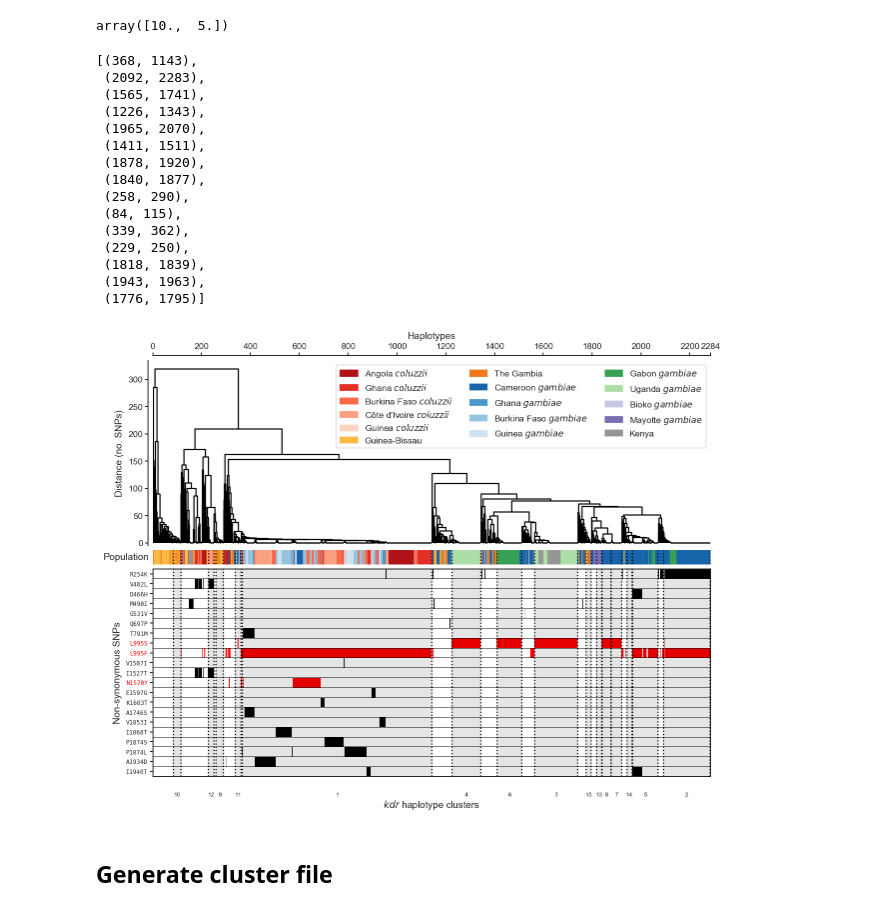
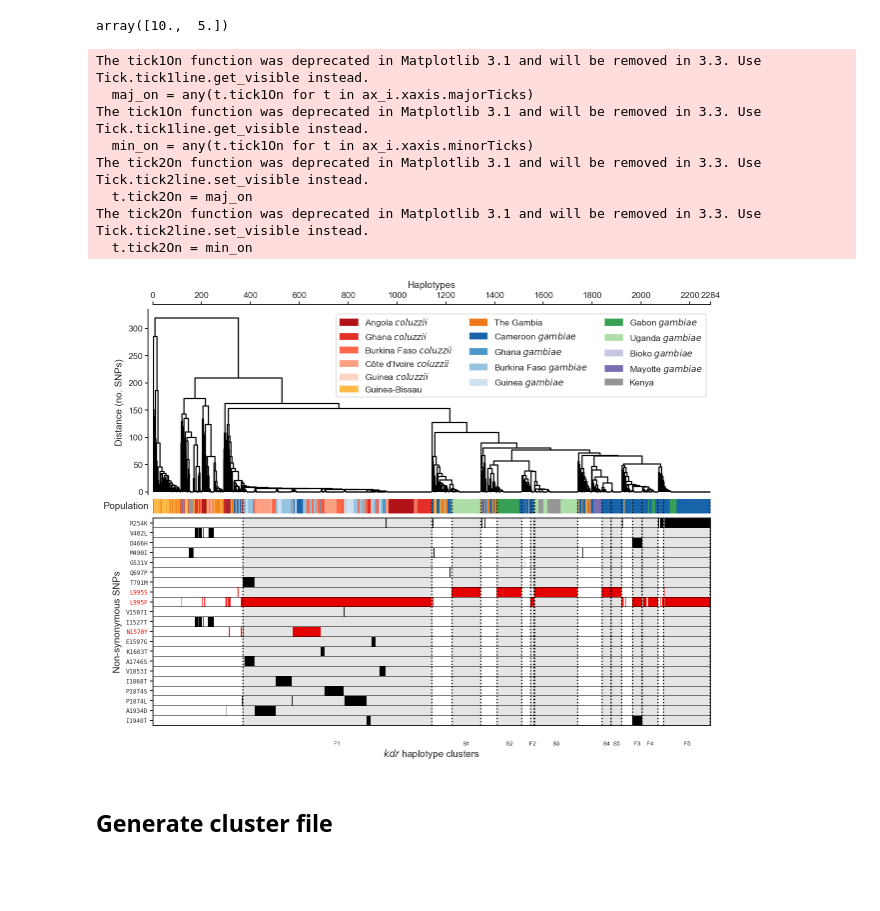
Before and after one commit to malariagen/ag1000g-phase2-vgsc-report, a Jupyter notebook: notebooks/artwork_Phase_2_vgsc_hierarchical_clustering.ipynb, the cells around one changed output. Drawn from its saved outputs; the diff is of its cells as text; code cells hidden in the pictures; blank space fills up the shorter version.

Commit message:
identified phase 1 clusters

```diff
--- a/notebooks/artwork_Phase_2_vgsc_hierarchical_clustering.ipynb
+++ b/notebooks/artwork_Phase_2_vgsc_hierarchical_clustering.ipynb
@@ -286,7 +294,7 @@ def fig_hap_structure(h, h_display=None, mutations=None, vspans=[[]], cluster_la
 
     return z, r
 # %%
-z, r = fig_hap_structure(h, h_missense, missense_mutations, vspans=np.array(vspans))
+z, r = fig_hap_structure(h, h_missense, missense_mutations)
 # %% [output]
 [figure]
 # %% [markdown]
@@ -330,21 +338,3 @@ def truspan(cluster, r):
 fig.get_size_inches()
 # %% [output]
 array([10.,  5.])
-# %%
-vspans
-# %% [output]
-[(368, 1143),
- (2092, 2283),
- (1565, 1741),
- (1226, 1343),
- (1965, 2070),
- (1411, 1511),
- (1878, 1920),
- (1840, 1877),
- (258, 290),
- (84, 115),
- (339, 362),
- (229, 250),
- (1818, 1839),
- (1943, 1963),
- (1776, 1795)]
@@ -351,14 +422,23 @@ vspans
 # %%
-clustard = find_clusters(z, n=15, threshold=10)
+clustard = find_clusters(z, n=20, threshold=9)
 vspans = [truspan(cluster, r) for cluster in clustard]
-cluster_labels = ['1', '2', '3', '4', '5', '6', '7', '8', '9', '10', '11', '12', '13', '14', '15']
+#cluster_labels = ['F1', 'F5', 'S3', 'S1', 'S2', 'F4', 'S5', 'F3', 'S4', '', '', 'd', '', '', 'a', '', 'F2', 'b', 'c', '']
+cluster_labels = ['F1', 'F5', 'S3', 'S1', 'S2', 'F4', 'S5', 'F3', 'S4', '', '', '', '', '', '', '', 'F2', '', '', '']
 fig_hap_structure(h, h_missense, mutations=missense_mutations, vspans=np.array(vspans), cluster_labels=cluster_labels);
 fig = plt.gcf()
 ax_dend = fig.axes[0]
-# ax_dend.text(-0.08, 1.2, 'a', transform=ax_dend.transAxes, ha='left', va='top', fontsize=10, fontweight='bold')
-#fig.savefig('../artwork/vgsc_haplotypes_hierarchical_clustering.pdf', jpeg_quality=100, dpi=600, bbox_inches='tight')
+#ax_dend.text(-0.08, 1.2, 'a', transform=ax_dend.transAxes, ha='left', va='top', fontsize=10, fontweight='bold')
+fig.savefig('../artwork/vgsc_haplotypes_hierarchical_clustering.pdf', jpeg_quality=100, dpi=600, bbox_inches='tight')
 # %% [output]
+The tick1On function was deprecated in Matplotlib 3.1 and will be removed in 3.3. Use Tick.tick1line.get_visible instead.
+  maj_on = any(t.tick1On for t in ax_i.xaxis.majorTicks)
+The tick1On function was deprecated in Matplotlib 3.1 and will be removed in 3.3. Use Tick.tick1line.get_visible instead.
+  min_on = any(t.tick1On for t in ax_i.xaxis.minorTicks)
+The tick2On function was deprecated in Matplotlib 3.1 and will be removed in 3.3. Use Tick.tick2line.set_visible instead.
+  t.tick2On = maj_on
+The tick2On function was deprecated in Matplotlib 3.1 and will be removed in 3.3. Use Tick.tick2line.set_visible instead.
+  t.tick2On = min_on
-[figure, old version]
+[figure, new version]
 # %% [markdown]
 ## Generate cluster file
 # %%
```
Also changed, not shown: parts of 4 cells of this notebook, 2 other files.
